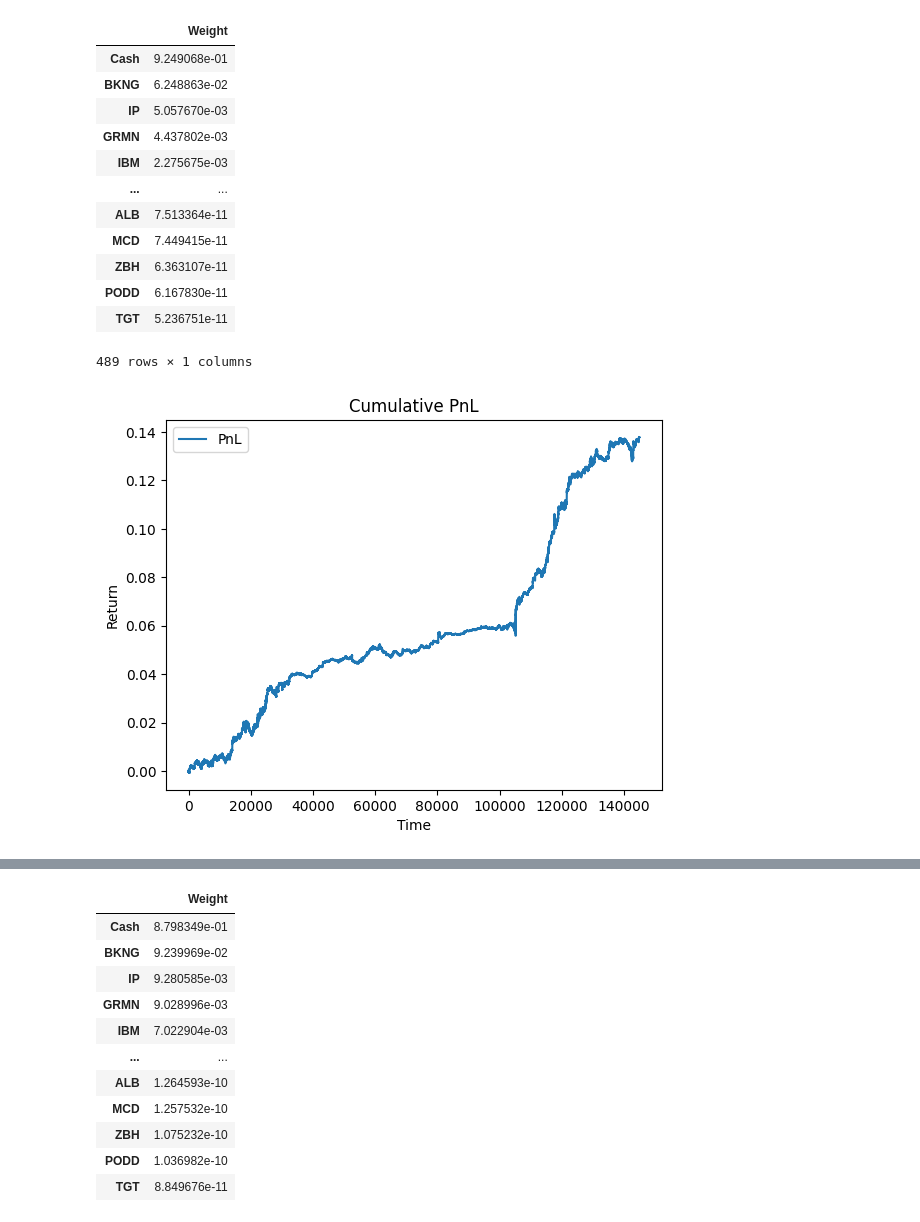
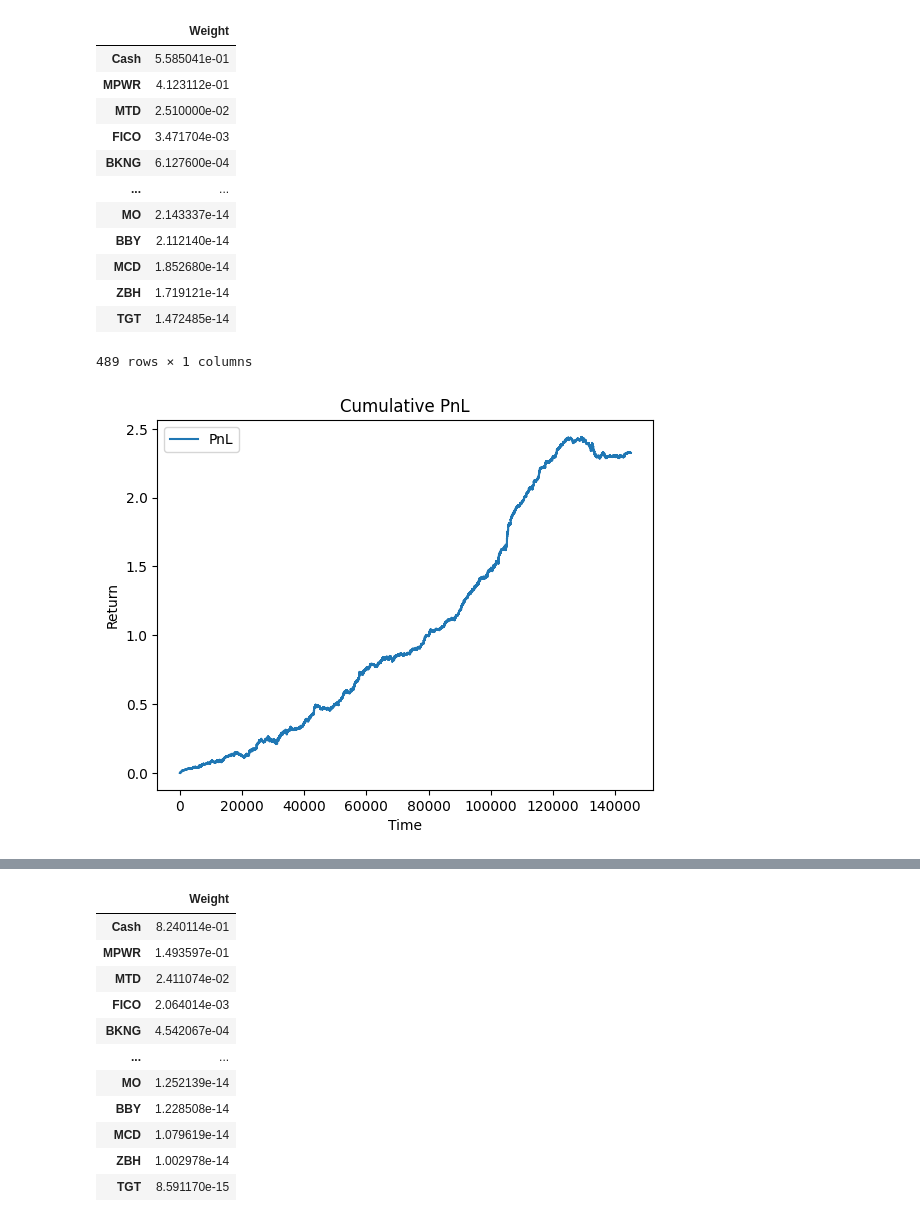
Before and after one commit to ChistyakovArtem/share-optim-nn, a Jupyter notebook: start.ipynb, the cells around one changed output, grey strips where cells are left out. Cells and saved outputs as stored; diff of their text form; code cells hidden in the pictures.

```diff
--- a/start.ipynb
+++ b/start.ipynb
@@ -23,7 +23,7 @@ batch_size_config = {
 }
 num_epochs = 200
 adam_lr = 1e-1
-log_freq = 50
+log_freq = 5
 # %%
 prev_models = []
 
@@ -45,6 +45,13 @@ for common_feats, asset_feats, fut_ret, _, _ in tqdm(pipeline.iterate('train'),
 device = torch.device("cuda" if torch.cuda.is_available() else "cpu")
 # %%
 from copy import deepcopy
+
+loss_fn = StreamingSharpeLoss(
+    fee=fee,
+    asset_names=pipeline.reader.asset_names + ['Cash'],  # Добавляем Cash в список активов
+)
+
+m0_path = 'model_iteration_0_epoch_200.pth'
 
 prev_models = []
 for i in range(len(prev_models), 10):
@@ -96,13 +103,10 @@ for i in range(len(prev_models), 10):
         cmf_dim=cmf_dim + 1,
         num_assets=num_assets,
     ).to(device)
+    model.load_state_dict(torch.load(m0_path, map_location=device))
 
     optimizer = torch.optim.Adam(model.parameters(), lr=adam_lr)
 
-    loss_fn = StreamingSharpeLoss(
-        fee=fee,
-        asset_names=pipeline.reader.asset_names + ['Cash'],  # Добавляем Cash в список активов
-    )
     for epoch in tqdm(range(num_epochs)):
         if epoch in batch_size_config:
             print(f"Changing batch size to {batch_size_config[epoch]} at epoch {epoch}")
@@ -113,6 +117,13 @@ for i in range(len(prev_models), 10):
                 batch_size=batch_size,
                 split_dates=split_dates,
                 split_names=split_names
+            )
+
+        if epoch == 0:
+            loss_fn = StreamingSharpeLoss(
+                fee=fee,
+                asset_names=pipeline.reader.asset_names + ['Cash'],  # Добавляем Cash в список активов
+                is_sharpe=False  # Меняем на не-шарп
             )
 
         loss_fn.reset()
@@ -183,15 +194,15 @@ Sharpe Ratio for the epoch: 4.2080
 Average Weights:
 |  | Weight |
-| Cash | 9.249068e-01 |
-| BKNG | 6.248863e-02 |
-| IP | 5.057670e-03 |
-| GRMN | 4.437802e-03 |
-| IBM | 2.275675e-03 |
+| Cash | 5.585041e-01 |
+| MPWR | 4.123112e-01 |
+| MTD | 2.510000e-02 |
+| FICO | 3.471704e-03 |
+| BKNG | 6.127600e-04 |
 | ... | ... |
-| ALB | 7.513364e-11 |
-| MCD | 7.449415e-11 |
-| ZBH | 6.363107e-11 |
-| PODD | 6.167830e-11 |
-| TGT | 5.236751e-11 |
+| MO | 2.143337e-14 |
+| BBY | 2.112140e-14 |
+| MCD | 1.852680e-14 |
+| ZBH | 1.719121e-14 |
+| TGT | 1.472485e-14 |
 489 rows × 1 columns
-[figure, old version]
+[figure, new version]
@@ -200,14 +211,14 @@ Sharpe Ratio for the epoch: 9.2069
 Average Weights:
 |  | Weight |
-| Cash | 8.798349e-01 |
-| BKNG | 9.239969e-02 |
-| IP | 9.280585e-03 |
-| GRMN | 9.028996e-03 |
-| IBM | 7.022904e-03 |
+| Cash | 8.240114e-01 |
+| MPWR | 1.493597e-01 |
+| MTD | 2.411074e-02 |
+| FICO | 2.064014e-03 |
+| BKNG | 4.542067e-04 |
 | ... | ... |
-| ALB | 1.264593e-10 |
-| MCD | 1.257532e-10 |
-| ZBH | 1.075232e-10 |
-| PODD | 1.036982e-10 |
-| TGT | 8.849676e-11 |
+| MO | 1.252139e-14 |
+| BBY | 1.228508e-14 |
+| MCD | 1.079619e-14 |
+| ZBH | 1.002978e-14 |
+| TGT | 8.591170e-15 |
 489 rows × 1 columns
```
Also changed, not shown: parts of 1 cell of this notebook, 34 other files.
